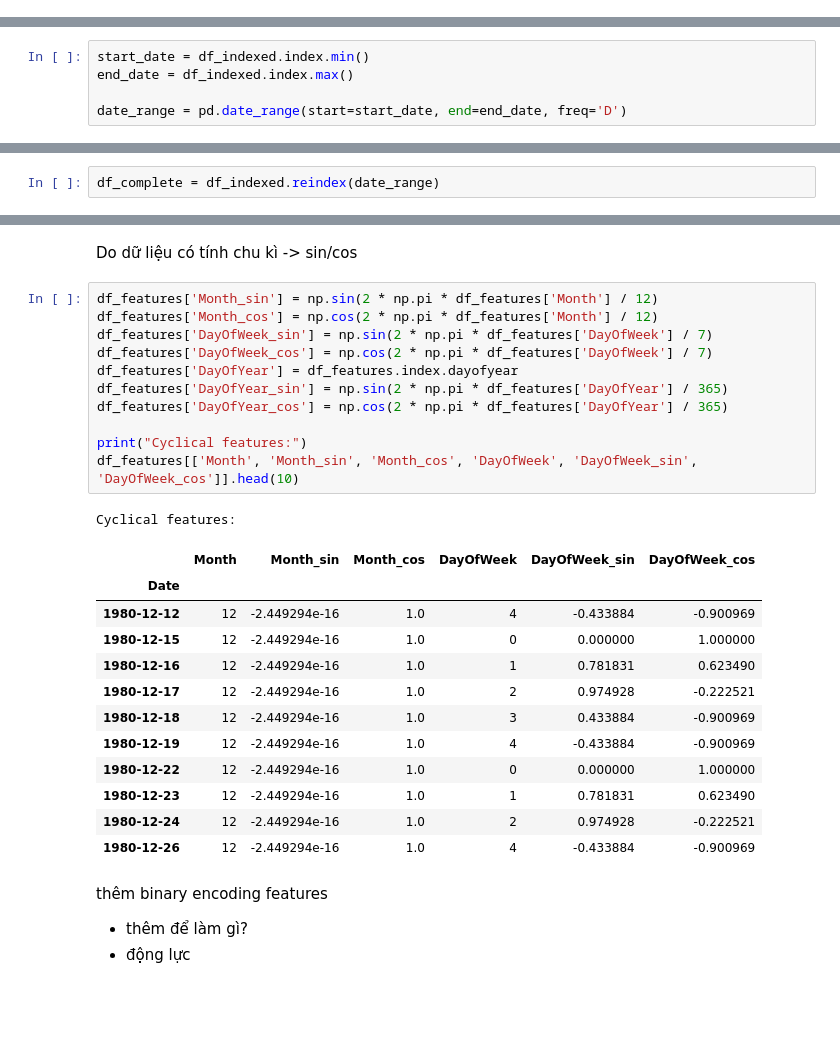
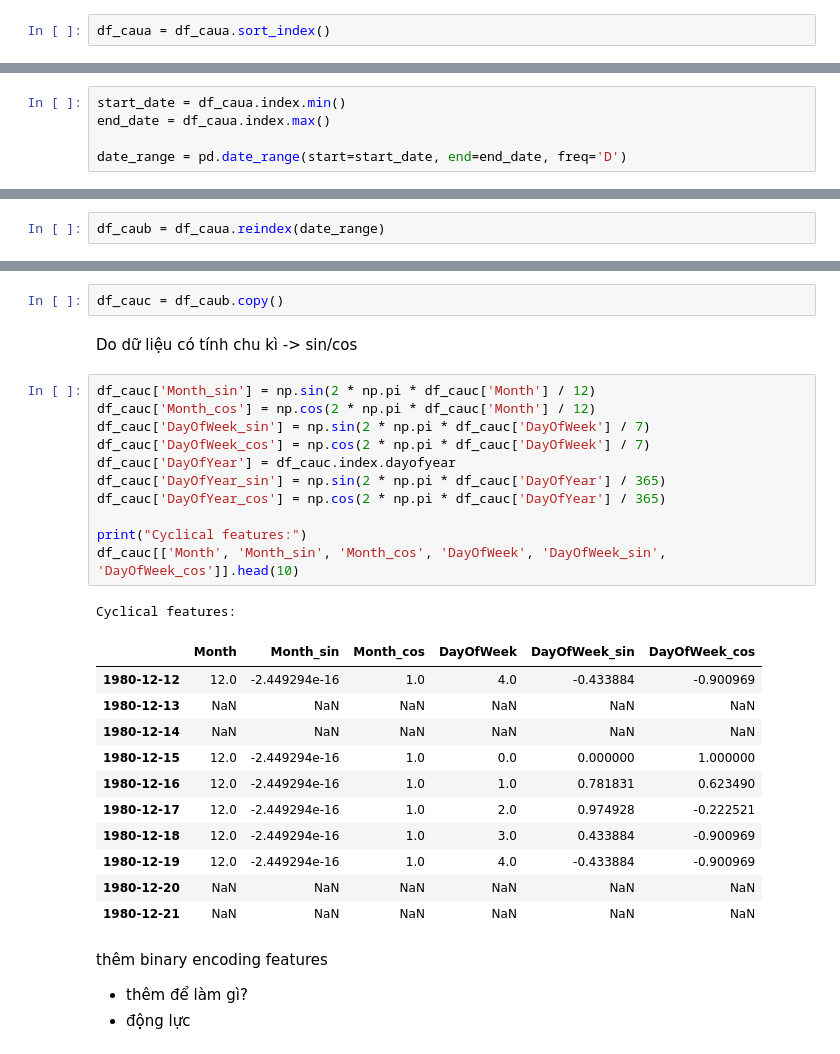
Before and after one commit to thloc1212/DataMiningLab1, a Jupyter notebook: notebooks/04_temporal_preprocessing.ipynb, the cells around one changed output, grey strips where cells are left out. Saved outputs shown, nothing was run; the diff lists cells and outputs as text; blank space fills up the shorter version.

```diff
--- a/notebooks/04_temporal_preprocessing.ipynb
+++ b/notebooks/04_temporal_preprocessing.ipynb
@@ -208 +206,3 @@ df_indexed = df_indexed.sort_index()
+# %%
+df_caua = df_caua.sort_index()
 # %% [markdown]
@@ -316,14 +316,14 @@ Bây giờ em sẽ tạo chuỗi thời gian thực và đối chiếu với d
 # %% [markdown]
 Tạo dải ngày liên tục từ ngày đầu đến ngày cuối của dữ liệu
 # %%
-start_date = df_indexed.index.min()
-end_date = df_indexed.index.max()
+start_date = df_caua.index.min()
+end_date = df_caua.index.max()
 
 date_range = pd.date_range(start=start_date, end=end_date, freq='D')
 # %% [markdown]
 Reindex lại DataFrame để bổ sung các ngày còn thiếu
 # %%
-df_complete = df_indexed.reindex(date_range)
+df_caub = df_caua.reindex(date_range)
 # %% [markdown]
 So sánh số lượng dòng trước và sau khi reindex
 # %%
@@ -518,30 +587,31 @@ df_features = df_indexed.copy()
+# %%
+df_cauc = df_caub.copy()
 # %% [markdown]
 Do dữ liệu có tính chu kì -> sin/cos
 # %%
-df_features['Month_sin'] = np.sin(2 * np.pi * df_features['Month'] / 12)
-df_features['Month_cos'] = np.cos(2 * np.pi * df_features['Month'] / 12)
-df_features['DayOfWeek_sin'] = np.sin(2 * np.pi * df_features['DayOfWeek'] / 7)
-df_features['DayOfWeek_cos'] = np.cos(2 * np.pi * df_features['DayOfWeek'] / 7)
-df_features['DayOfYear'] = df_features.index.dayofyear
-df_features['DayOfYear_sin'] = np.sin(2 * np.pi * df_features['DayOfYear'] / 365)
-df_features['DayOfYear_cos'] = np.cos(2 * np.pi * df_features['DayOfYear'] / 365)
+df_cauc['Month_sin'] = np.sin(2 * np.pi * df_cauc['Month'] / 12)
+df_cauc['Month_cos'] = np.cos(2 * np.pi * df_cauc['Month'] / 12)
+df_cauc['DayOfWeek_sin'] = np.sin(2 * np.pi * df_cauc['DayOfWeek'] / 7)
+df_cauc['DayOfWeek_cos'] = np.cos(2 * np.pi * df_cauc['DayOfWeek'] / 7)
+df_cauc['DayOfYear'] = df_cauc.index.dayofyear
+df_cauc['DayOfYear_sin'] = np.sin(2 * np.pi * df_cauc['DayOfYear'] / 365)
+df_cauc['DayOfYear_cos'] = np.cos(2 * np.pi * df_cauc['DayOfYear'] / 365)
 
 print("Cyclical features:")
-df_features[['Month', 'Month_sin', 'Month_cos', 'DayOfWeek', 'DayOfWeek_sin', 'DayOfWeek_cos']].head(10)
+df_cauc[['Month', 'Month_sin', 'Month_cos', 'DayOfWeek', 'DayOfWeek_sin', 'DayOfWeek_cos']].head(10)
 # %% [output]
 Cyclical features:
 |  | Month | Month_sin | Month_cos | DayOfWeek | DayOfWeek_sin | DayOfWeek_cos |
-| Date |  |  |  |  |  |  |
-| 1980-12-12 | 12 | -2.449294e-16 | 1.0 | 4 | -0.433884 | -0.900969 |
-| 1980-12-15 | 12 | -2.449294e-16 | 1.0 | 0 | 0.000000 | 1.000000 |
-| 1980-12-16 | 12 | -2.449294e-16 | 1.0 | 1 | 0.781831 | 0.623490 |
-| 1980-12-17 | 12 | -2.449294e-16 | 1.0 | 2 | 0.974928 | -0.222521 |
-| 1980-12-18 | 12 | -2.449294e-16 | 1.0 | 3 | 0.433884 | -0.900969 |
-| 1980-12-19 | 12 | -2.449294e-16 | 1.0 | 4 | -0.433884 | -0.900969 |
-| 1980-12-22 | 12 | -2.449294e-16 | 1.0 | 0 | 0.000000 | 1.000000 |
-| 1980-12-23 | 12 | -2.449294e-16 | 1.0 | 1 | 0.781831 | 0.623490 |
-| 1980-12-24 | 12 | -2.449294e-16 | 1.0 | 2 | 0.974928 | -0.222521 |
-| 1980-12-26 | 12 | -2.449294e-16 | 1.0 | 4 | -0.433884 | -0.900969 |
+| 1980-12-12 | 12.0 | -2.449294e-16 | 1.0 | 4.0 | -0.433884 | -0.900969 |
+| 1980-12-13 | NaN | NaN | NaN | NaN | NaN | NaN |
+| 1980-12-14 | NaN | NaN | NaN | NaN | NaN | NaN |
+| 1980-12-15 | 12.0 | -2.449294e-16 | 1.0 | 0.0 | 0.000000 | 1.000000 |
+| 1980-12-16 | 12.0 | -2.449294e-16 | 1.0 | 1.0 | 0.781831 | 0.623490 |
+| 1980-12-17 | 12.0 | -2.449294e-16 | 1.0 | 2.0 | 0.974928 | -0.222521 |
+| 1980-12-18 | 12.0 | -2.449294e-16 | 1.0 | 3.0 | 0.433884 | -0.900969 |
+| 1980-12-19 | 12.0 | -2.449294e-16 | 1.0 | 4.0 | -0.433884 | -0.900969 |
+| 1980-12-20 | NaN | NaN | NaN | NaN | NaN | NaN |
+| 1980-12-21 | NaN | NaN | NaN | NaN | NaN | NaN |
 # %% [markdown]
 thêm binary encoding features
 - thêm để làm gì?
```
Also changed, not shown: parts of 133 cells of this notebook.
